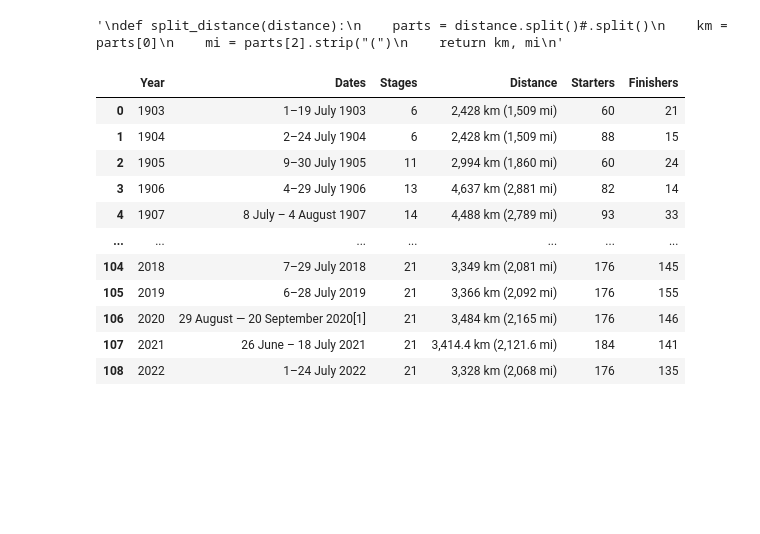
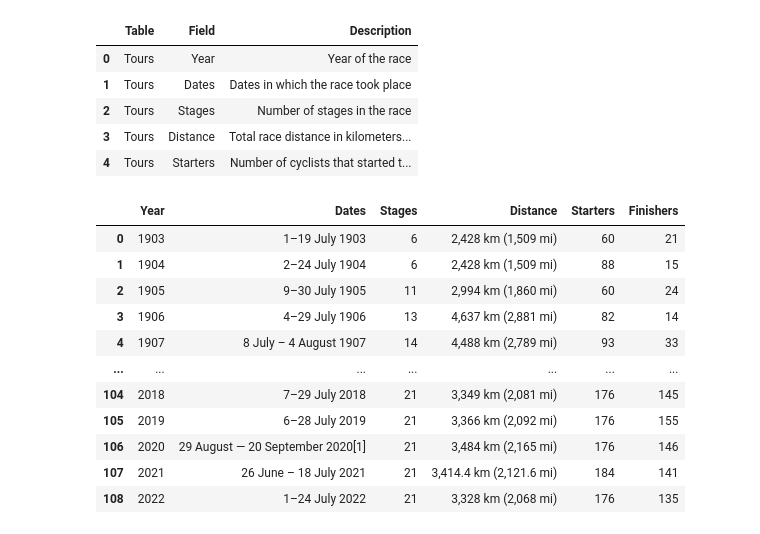
Before and after one commit to aldillon88/wk3-tour-de-france, a Jupyter notebook: notebooks/tours.ipynb, the cells around one changed output. Cells and saved outputs as stored; diff of their text form; code cells hidden in the pictures; blank space fills up the shorter version.

```diff
--- a/notebooks/tours.ipynb
+++ b/notebooks/tours.ipynb
@@ -5,14 +13,18 @@ import re
+# %%
+try:
+    with open("../config.yaml", "r") as file:
+        config = yaml.safe_load(file)
+except:
+    print("The configuration file was not found!")
 # %%
-data_dict_path = "../data/raw/data_dictionary.csv"
+data_dict_path = config['data']['raw']['raw_5']
 data_dict_df = pd.read_csv(data_dict_path)
+data_dict_df.head()
+# %% [output]
+|  | Table | Field | Description |
+| 0 | Tours | Year | Year of the race |
+| 1 | Tours | Dates | Dates in which the race took place |
+| 2 | Tours | Stages | Number of stages in the race |
+| 3 | Tours | Distance | Total race distance in kilometers... |
+| 4 | Tours | Starters | Number of cyclists that started t... |
-# %%
-"""
-def split_distance(distance):
-    parts = distance.split()#.split()
-    km = parts[0]
-    mi = parts[2].strip("(")
-    return km, mi
-"""
-# %% [output]
-'\ndef split_distance(distance):\n    parts = distance.split()#.split()\n    km = parts[0]\n    mi = parts[2].strip("(")\n    return km, mi\n'
 # %%
```
Also changed, not shown: parts of 4 cells of this notebook, 6 other files.
